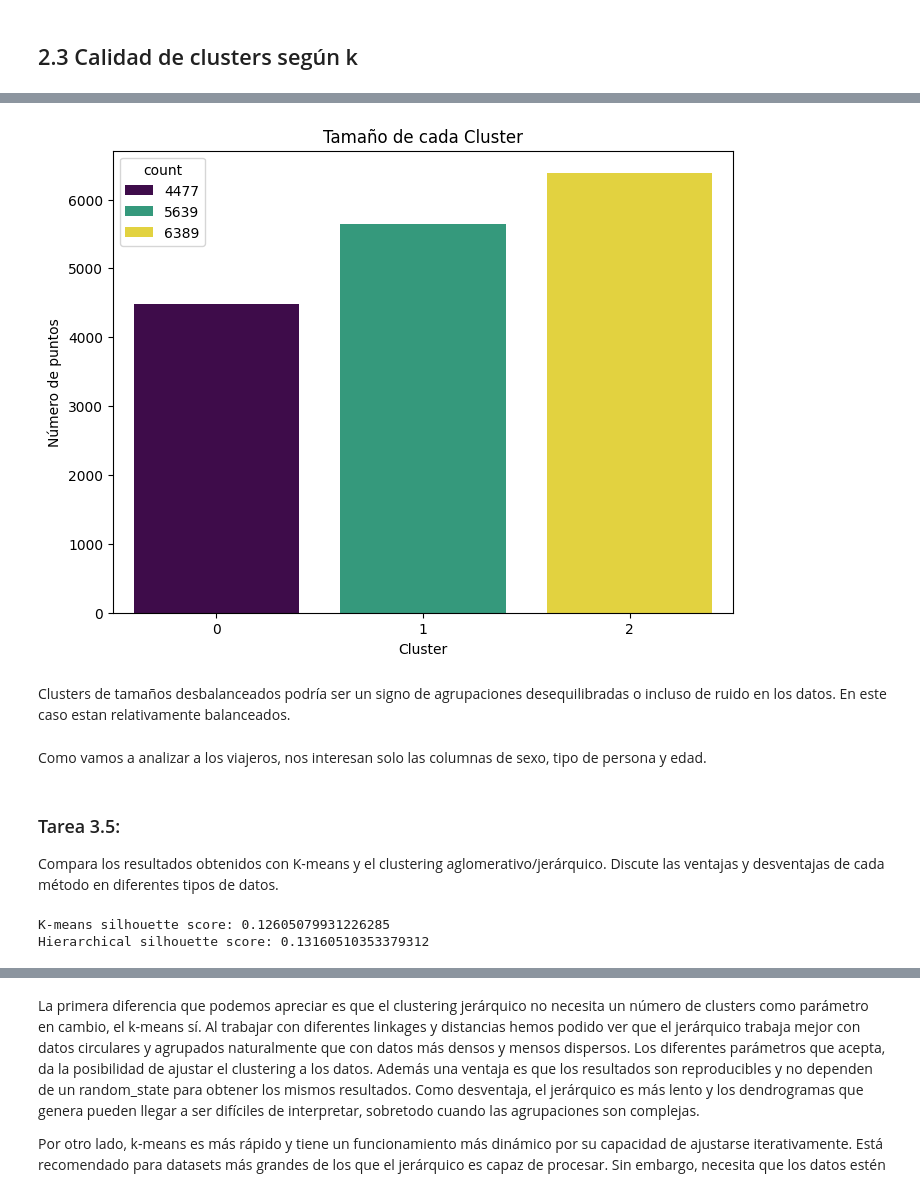
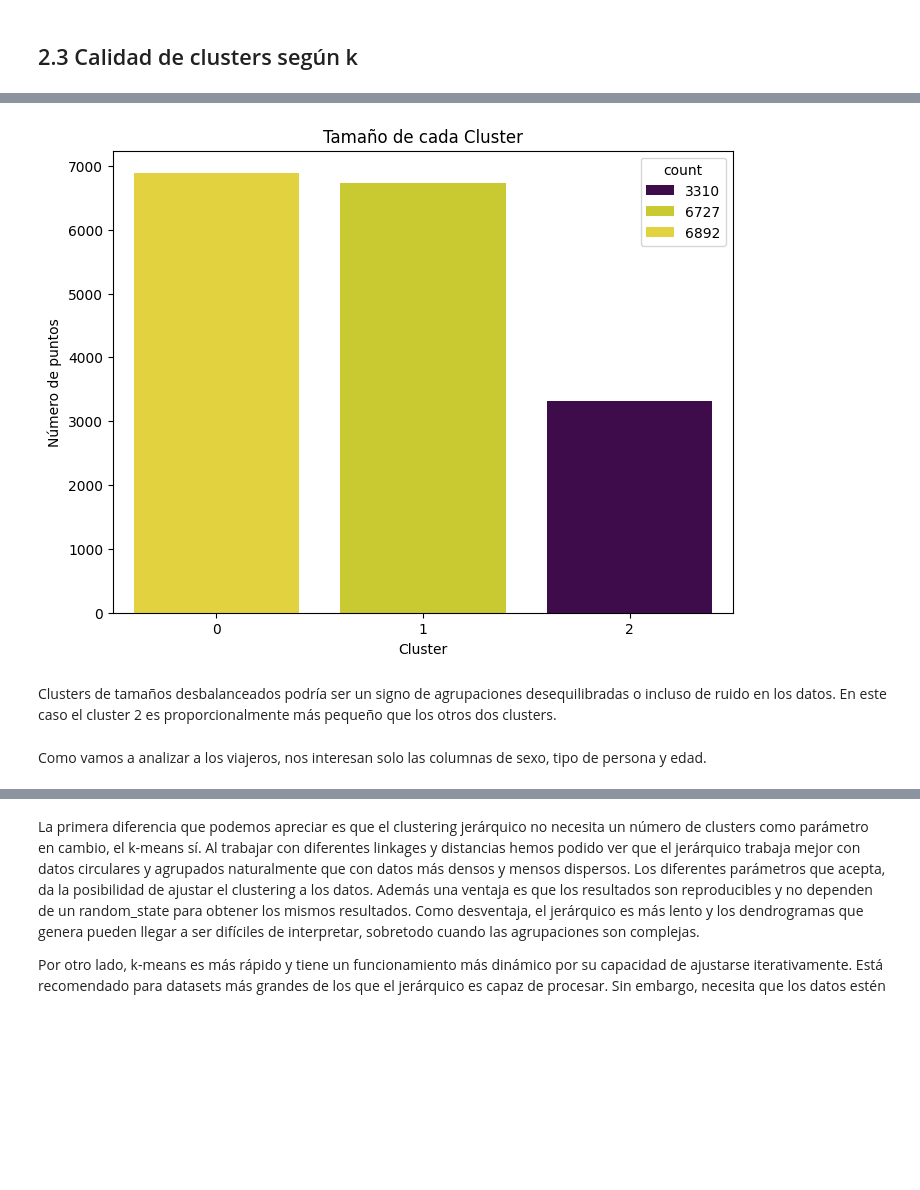
Before and after one commit to kliniik/Practica_AAI_2, a Jupyter notebook: 2_particional.ipynb, the cells around one changed output, grey strips where cells are left out. Drawn from its saved outputs; the diff is of its cells as text; code cells hidden in the pictures; blank space fills up the shorter version.

```diff
--- a/2_particional.ipynb
+++ b/2_particional.ipynb
@@ -265,13 +127,0 @@ evaluate_clustering_with_k_and_quality_indices(df_prueba101_norm, k_range=range(
-# %%
-import pandas as pd
-
-# Fit KMeans with optimal number of clusters (e.g., K=3)
-kmeans = KMeans(n_clusters=3, random_state=42)
-clusters = kmeans.fit_predict(scaled_df)
-
-# Add cluster labels to the original dataframe
-df_grouped['Cluster'] = clusters
-
-# Analyze clusters by group (mean for example)
-cluster_stats = df_grouped.groupby('Cluster').mean()
-cluster_stats
@@ -378,19 +234,19 @@ import matplotlib.pyplot as plt
 import seaborn as sns
 
 # Parámetros de K-Means
-k = 6  # Número de clusters (puedes ajustarlo según sea necesario)
-random_state = 42  # Para reproducibilidad
+k = 3
+random_state = 20  # Para reproducibilidad
 
 # Inicialización y ajuste del modelo K-Means
 kmeans = KMeans(n_clusters=k, random_state=random_state)
-kmeans.fit(scaled_df)
+kmeans.fit(normalized_df)
 
 # Obtener las etiquetas de los clusters
 labels = kmeans.labels_
 
 # Aplicar PCA para reducir a 2 dimensiones
 pca_2D = PCA(n_components=2)
-X_2D = pca_2D.fit_transform(df_grouped)
+X_2D = pca_2D.fit_transform(normalized_df)
 
 # Visualización en 2D con colores según los clusters
 plt.figure(figsize=(8, 6))
@@ -413,19 +269,16 @@ from sklearn.cluster import KMeans
 import matplotlib.pyplot as plt
 
 # Número de clusters que deseas (k)
-k = 3  # Puedes cambiar este valor según lo que necesites
+k = 3
 
 # Inicialización del modelo KMeans
 kmeans = KMeans(n_clusters=k, random_state=42)
 
 # Ajustar el modelo KMeans al DataFrame normalizado
-kmeans.fit(df_filtered)
+kmeans.fit(normalized_df)
 
 # Obtener las etiquetas (clusters asignados)
 labels = kmeans.labels_
 
-# Crear una copia explícita del DataFrame para evitar el SettingWithCopyWarning
-df_filtered_copy = df_filtered.copy()
-
 # Añadir las etiquetas de los clusters al DataFrame copiado
-df_filtered_copy['Cluster'] = labels
+df_grouped['Cluster'] = labels
@@ -446,15 +285,15 @@ cluster_summary
 # %%
 plt.figure(figsize=(8, 6))
-cluster_sizes = df_filtered_copy['Cluster'].value_counts()
+cluster_sizes = df_grouped['Cluster'].value_counts()
 sns.barplot(x=cluster_sizes.index, y=cluster_sizes.values, palette='viridis', hue=cluster_sizes)
 plt.title('Tamaño de cada Cluster')
 plt.xlabel('Cluster')
 plt.ylabel('Número de puntos')
 plt.show()
 # %% [output]
-[figure, old version]
+[figure, new version]
 # %% [markdown]
-Clusters de tamaños desbalanceados podría ser un signo de agrupaciones desequilibradas o incluso de ruido en los datos. En este caso estan relativamente balanceados.
+Clusters de tamaños desbalanceados podría ser un signo de agrupaciones desequilibradas o incluso de ruido en los datos. En este caso el cluster 2 es proporcionalmente más pequeño que los otros dos clusters.
 # %% [markdown]
 Como vamos a analizar a los viajeros, nos interesan solo las columnas de sexo, tipo de persona y edad.
 # %%
@@ -512,25 +351,3 @@ def plot_numeric_distributions(distributions):
 
         plt.tight_layout()
         plt.show()
-# %% [markdown]
-### Tarea 3.5:
-Compara los resultados obtenidos con K-means y el clustering
-aglomerativo/jerárquico. Discute las ventajas y desventajas de cada método en
-diferentes tipos de datos.
-# %%
-from sklearn.cluster import AgglomerativeClustering
-from sklearn.metrics import silhouette_score
-
-# Apply Agglomerative Clustering
-hierarchical = AgglomerativeClustering(n_clusters=3)
-hierarchical_clusters = hierarchical.fit_predict(scaled_df)
-
-# Compare silhouette scores
-kmeans_silhouette = silhouette_score(scaled_df, clusters)
-hierarchical_silhouette = silhouette_score(scaled_df, hierarchical_clusters)
-
-print(f"K-means silhouette score: {kmeans_silhouette}")
-print(f"Hierarchical silhouette score: {hierarchical_silhouette}")
-# %% [output]
-K-means silhouette score: 0.12605079931226285
-Hierarchical silhouette score: 0.13160510353379312
```
Also changed, not shown: parts of 31 cells of this notebook.
